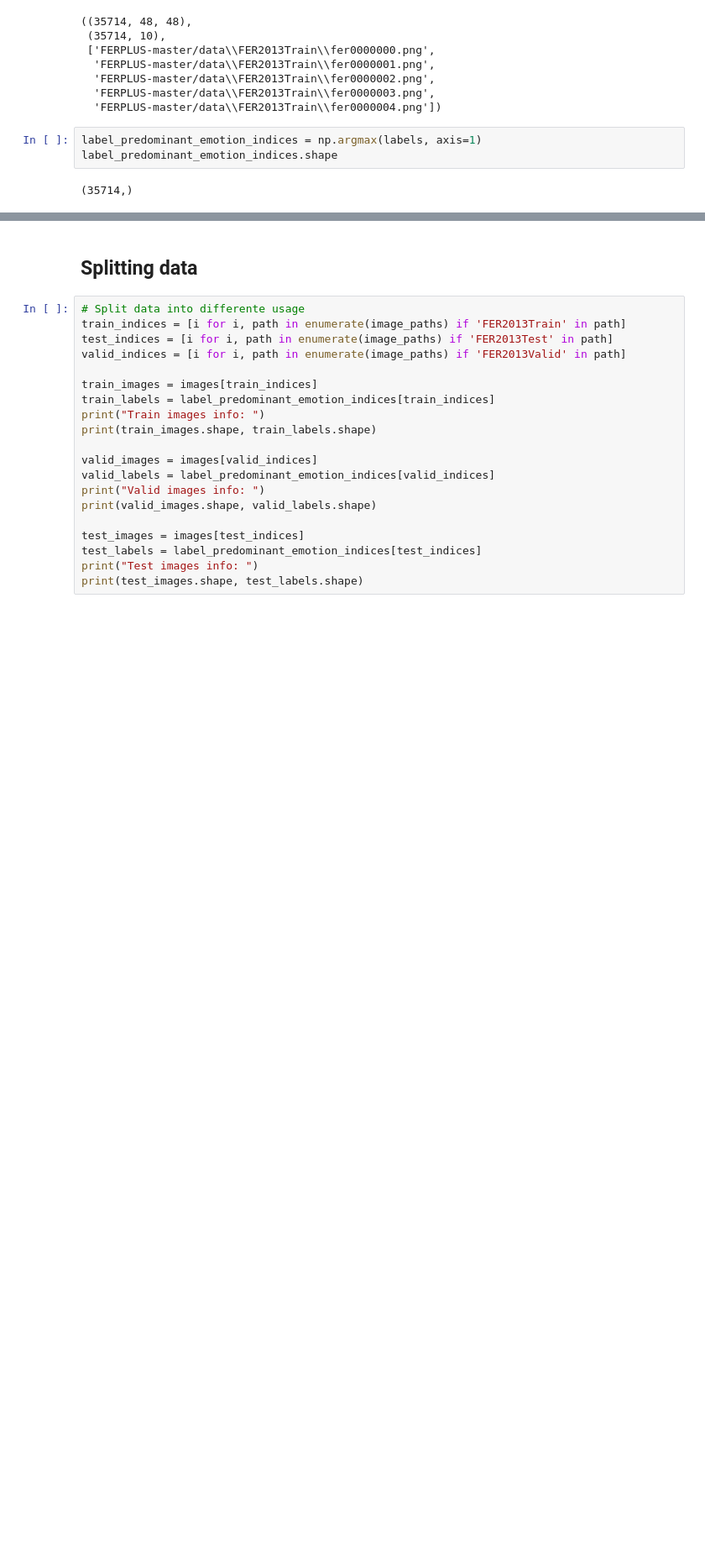
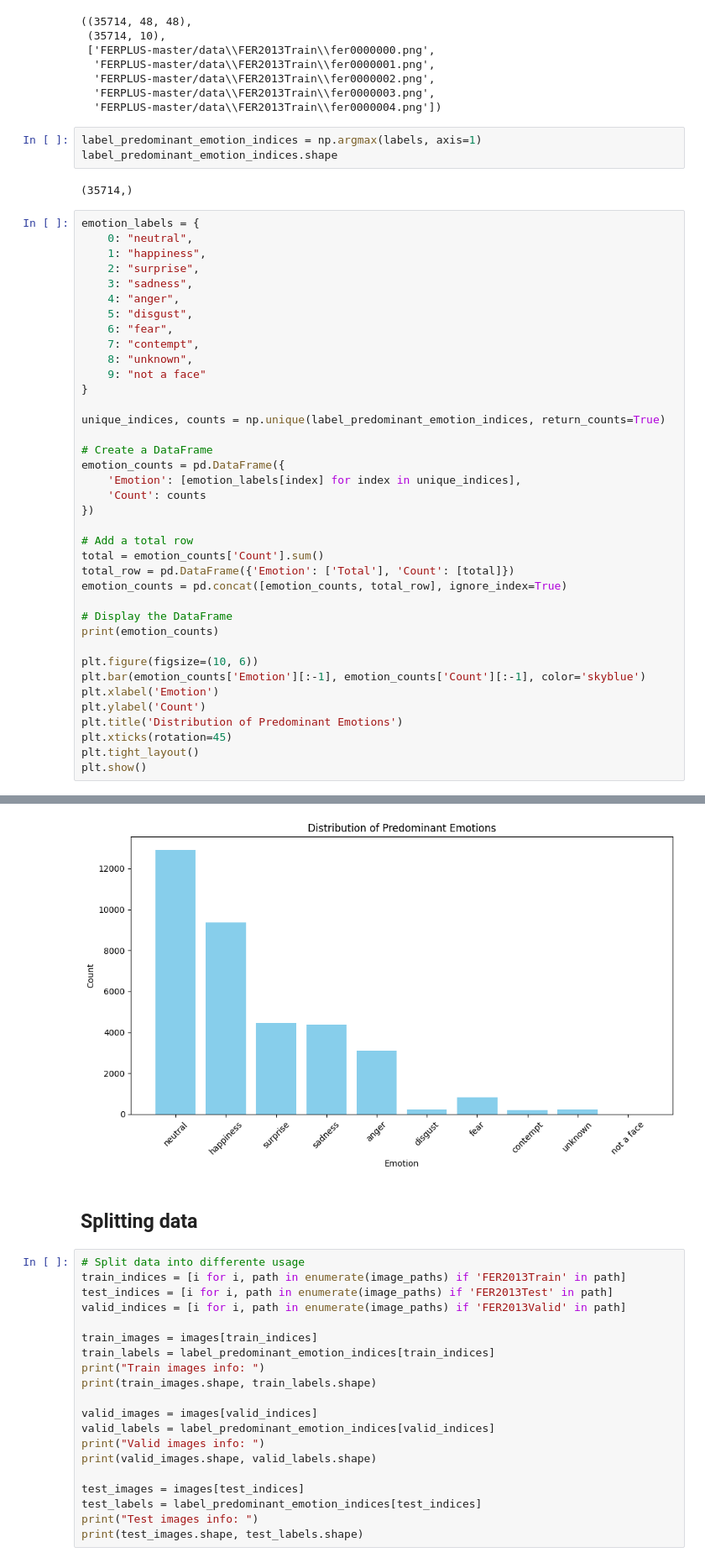
Before and after one commit to QianXunX/TFG, a Jupyter notebook: main.ipynb, the cells around one changed output, grey strips where cells are left out. Shown: that part at 84% size. Cells and saved outputs as stored; diff of their text form; blank space fills up the shorter version.

```diff
--- a/main.ipynb
+++ b/main.ipynb
@@ -171,3 +171,42 @@ label_predominant_emotion_indices = np.argmax(labels, axis=1)
 label_predominant_emotion_indices.shape
 # %% [output]
 (35714,)
+# %%
+emotion_labels = {
+    0: "neutral",
+    1: "happiness",
+    2: "surprise",
+    3: "sadness",
+    4: "anger",
+    5: "disgust",
+    6: "fear",
+    7: "contempt",
+    8: "unknown",
+    9: "not a face"
+}
+
+unique_indices, counts = np.unique(label_predominant_emotion_indices, return_counts=True)
+
+# Create a DataFrame
+emotion_counts = pd.DataFrame({
+    'Emotion': [emotion_labels[index] for index in unique_indices],
+    'Count': counts
+})
+
+# Add a total row
+total = emotion_counts['Count'].sum()
+total_row = pd.DataFrame({'Emotion': ['Total'], 'Count': [total]})
+emotion_counts = pd.concat([emotion_counts, total_row], ignore_index=True)
+
+# Display the DataFrame
+print(emotion_counts)
+
+plt.figure(figsize=(10, 6))
+plt.bar(emotion_counts['Emotion'][:-1], emotion_counts['Count'][:-1], color='skyblue')
+plt.xlabel('Emotion')
+plt.ylabel('Count')
+plt.title('Distribution of Predominant Emotions')
+plt.xticks(rotation=45)
+plt.tight_layout()
+plt.show()
+# %% [output]
@@ -174,3 +225,4 @@ label_predominant_emotion_indices.shape
+[figure, added]
 # %% [markdown]
 ## Splitting data
 # %%
```
Also changed, not shown: parts of 9 cells of this notebook.
